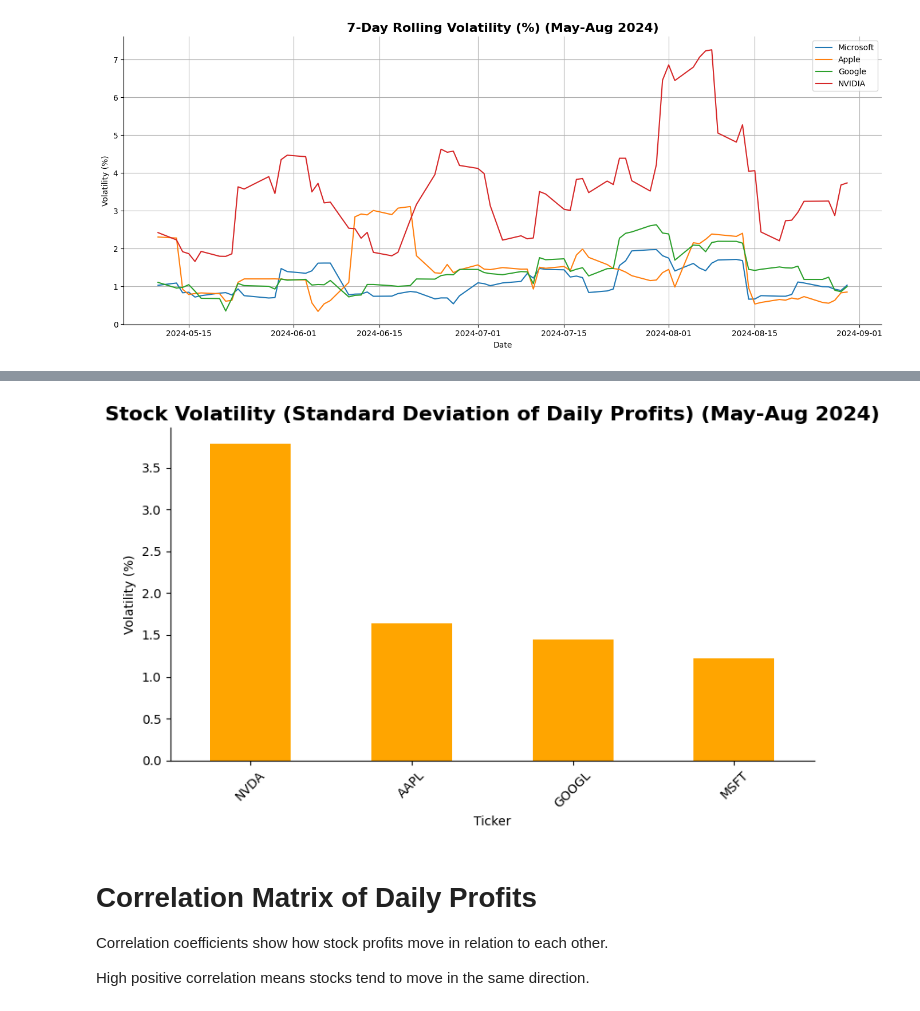
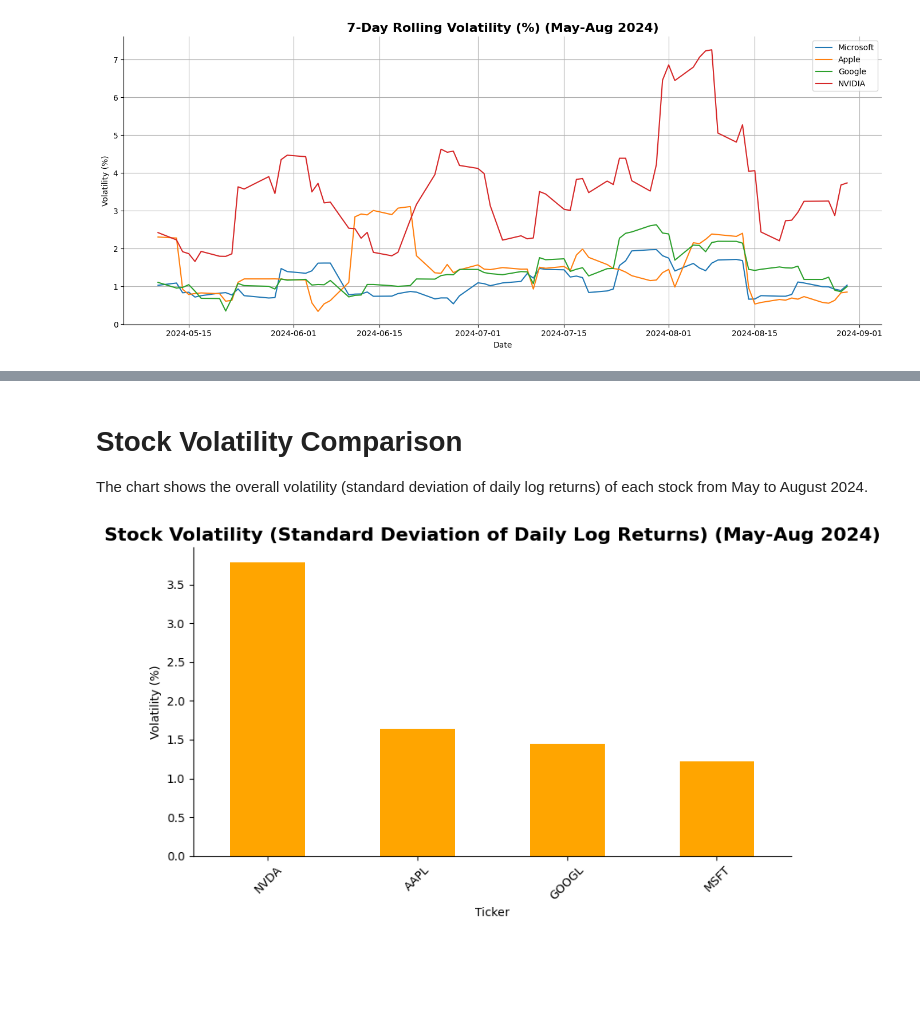
Before and after one commit to nkhanh0104/stock-eda-analysis, a Jupyter notebook: notebooks/stock_eda.ipynb, the cells around one changed output, grey strips where cells are left out. Drawn from its saved outputs; the diff is of its cells as text; code cells hidden in the pictures; blank space fills up the shorter version.

```diff
--- a/notebooks/stock_eda.ipynb
+++ b/notebooks/stock_eda.ipynb
@@ -232,20 +233,20 @@ Recommendation:
+# %% [markdown]
+# **Stock Volatility Comparison**
+
+The chart shows the overall volatility (standard deviation of daily log returns) of each stock  from May to August 2024.
 # %%
 # Stock Volatility from 2024-05-01 to 2024-08-31
 # multiple 100 to convert from decimal to %
-volatility = daily_return.std() * 100
-volatility.sort_values(ascending=False).plot(kind='bar', color='orange', figsize=(8, 5))
-plt.title("Stock Volatility (Standard Deviation of Daily Profits) (May-Aug 2024)", fontsize = 16, fontweight = 'bold')
+volatility = daily_log_return.std() * 100
+volatility.sort_values(ascending=False).plot(
+    kind='bar', color='orange', figsize=(8, 5)
+)
+plt.title("Stock Volatility (Standard Deviation of Daily Log Returns) (May-Aug 2024)", fontsize = 16, fontweight = 'bold')
 plt.ylabel("Volatility (%)")
 plt.xticks(rotation = 45)
 sns.despine()
 plt.tight_layout()
 plt.savefig('reports/volatility_bar_chart_may_aug_2024.png')
 plt.show()
 # %% [output]
-[figure, old version]
+[figure, new version]
-# %% [markdown]
-# **Correlation Matrix of Daily Profits**
-
-Correlation coefficients show how stock profits move in relation to each other.
-
-High positive correlation means stocks tend to move in the same direction.
```
Also changed, not shown: parts of 22 cells of this notebook.
